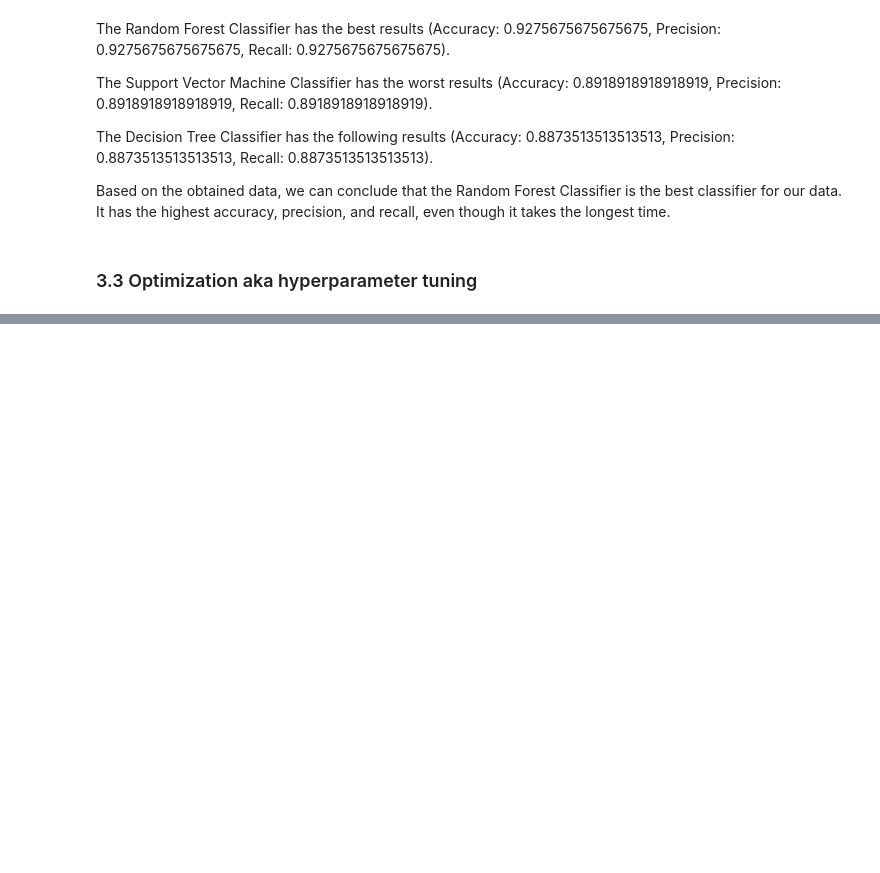
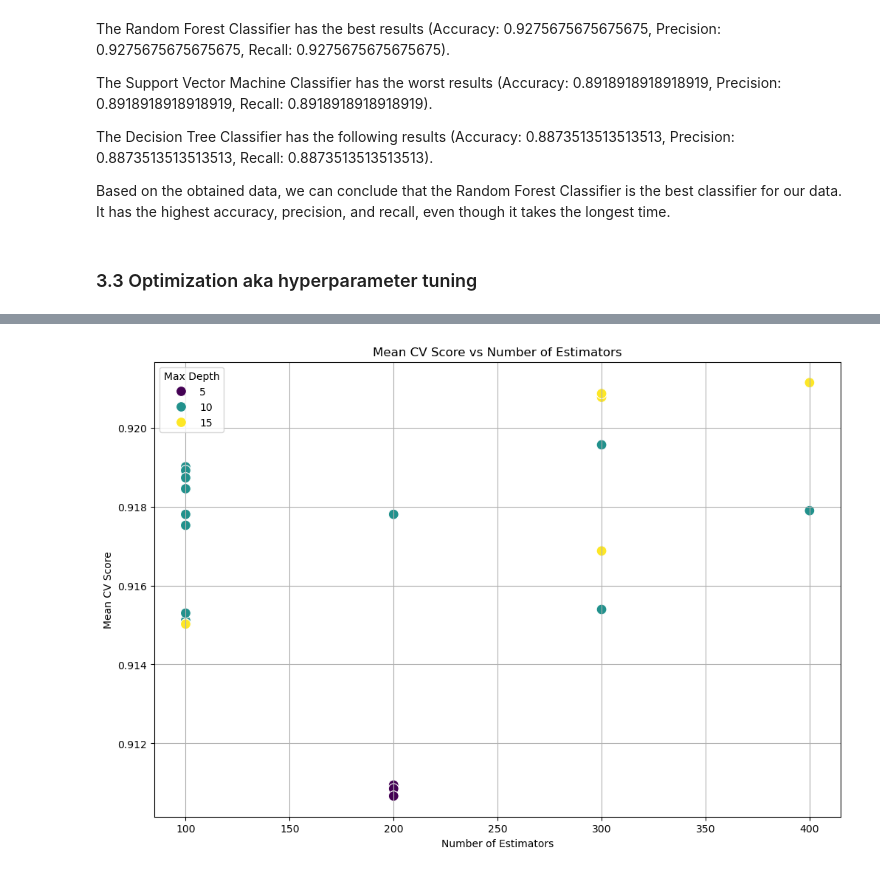
Before and after one commit to justAnArthur/iau-quest, a Jupyter notebook: 03.ipynb, the cells around one changed output, grey strips where cells are left out. Cells and saved outputs as stored; diff of their text form; code cells hidden in the pictures; blank space fills up the shorter version.

```diff
--- a/03.ipynb
+++ b/03.ipynb
@@ -214,0 +259,4 @@ Based on the obtained data, we can conclude that the Random Forest Classifier is
+# %%
+cv_results = pd.DataFrame(random_search.cv_results_)
+
+cv_results.head()
@@ -214,0 +270,22 @@ Based on the obtained data, we can conclude that the Random Forest Classifier is
+# %%
+import seaborn as sns
+
+plt.figure(figsize=(12, 8))
+
+sns.scatterplot(
+    data=cv_results,
+    x='param_n_estimators',
+    y='mean_test_score',
+    hue='param_max_depth',
+    palette='viridis',
+    s=100
+)
+
+plt.xlabel('Number of Estimators')
+plt.ylabel('Mean CV Score')
+plt.title('Mean CV Score vs Number of Estimators')
+plt.legend(title='Max Depth')
+plt.grid(True)
+plt.show()
+# %% [output]
+[figure, added]
```
Also changed, not shown: parts of 22 cells of this notebook.
